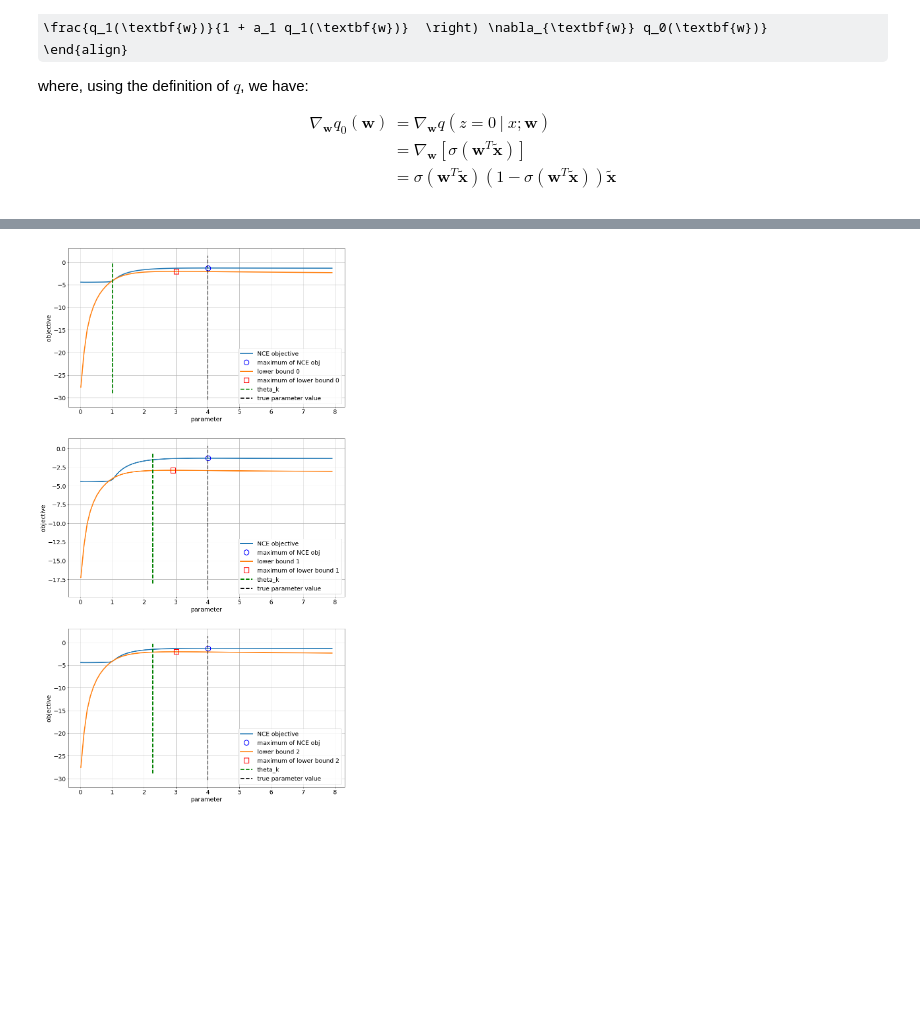
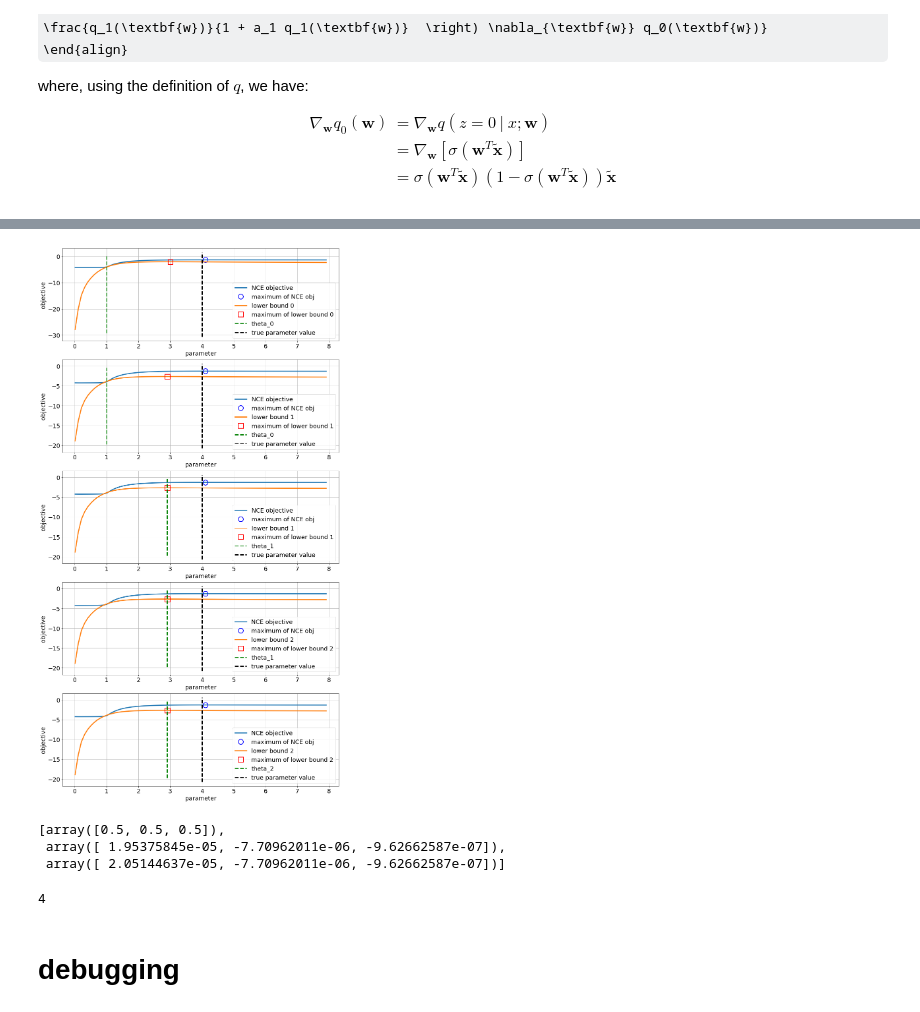
Before and after one commit to benrhodes26/VNCE, a Jupyter notebook: proposal/code/sanity-check-python.ipynb, the cells around one changed output, grey strips where cells are left out. Drawn from its saved outputs; the diff is of its cells as text; code cells hidden in the pictures; some formulas as TeX source; blank space fills up the shorter version.

Commit message:
debugging code

```diff
--- a/proposal/code/sanity-check-python.ipynb
+++ b/proposal/code/sanity-check-python.ipynb
@@ -325,9 +326,6 @@ Above, we (hopefully) generated successively better lower bounds to the NCE obje
 lower_bounds = [np.zeros(n_theta) for i in range(len(opt_thetas))]
 for i in range(len(lower_bounds)):
     alpha = opt_thetas[i]
-
-    q_0 = lambda u: q0(u, alpha)
-    q_1 = lambda u: 1 - q_0(u)
 
     # generate 'missing data' using variational q distribution
     zx = rnd.uniform(0, 1, n) < q1(x, alpha) # shape (n, n)
@@ -442,14 +439,13 @@ r1_var = lambda u, theta, w: phi1(u, theta)/( q1_var(u, w)*pn(u) + eps)
 def compute_J1_analytic(x, y, theta, w):
     '''Computes J1 by by analytically solving the expectations'''
     # first term
-    first_term = -np.mean(q0_var(x, w)* np.log(1 + (nu/(r0_var(x, theta, w) + eps)))
-                 + q1_var(x, w)* np.log(1 + (nu/(r1_var(x, theta, w) + eps))))
-
+    first_term = -np.mean( (q0_var(x, w)* np.log(1 + (nu/(r0_var(x, theta, w) + eps))))
+                 + (q1_var(x, w)* np.log(1 + (nu/(r1_var(x, theta, w) + eps)))) )
     # second term
     m = q0_var(y, w)*r0_var(y, theta, w) + q1_var(y, w)*r1_var(y, theta, w)
     second_term = - nu*np.mean(np.log(1 + (1/nu)*m))
 
-    return first_term + second_term
+    return first_term  + second_term
 # %%
 def compute_J1_grad_w(x, theta, w):
     '''Computes J1's grad w.r.t w, as specified in the equations above'''
@@ -562,0 +576,11 @@ Warning: Desired error not necessarily achieved due to precision loss.
+# %%
+switch_poins_cum = [sum(switch_points[:i+1]) for i in range(len(switch_points))]
+fig, axs = plt.subplots(1,1, figsize=(10,7))
+
+t = np.arange(len(J1s))
+axs.plot(t, J1s, c='k')
+for i in range(len(switch_points)):
+    if i % 2 == 0:
+        axs.plot(switch_poins_cum[i]*np.array([1,1]), plt.get(axs, 'ylim'), 'r--')
+    else:
+        axs.plot(switch_poins_cum[i]*np.array([1,1]), plt.get(axs, 'ylim'), 'b--')
@@ -570,36 +600,49 @@ opt_thetas, opt_ws
 # %%
-lower_bounds = [np.zeros(n_theta) for i in range(len(opt_thetas))]
-for i in range(len(lower_bounds)):
+lower_bounds = [np.zeros(n_theta) for i in range(int(num_em_steps/2)+1)]
+for i in range(int(num_em_steps/2)+1):
     w = opt_ws[i]
     for j in range(n_theta):
         # compute lower bound
         lower_bounds[i][j] = compute_J1_analytic(x, y, thetas[j], w)
 # %%
-fig, axs = plt.subplots(len(lower_bounds), 1, figsize=(15, 30))
+fig, axs = plt.subplots(num_em_steps+1, 1, figsize=(15, 30))
 axs = axs.ravel()
-for i in range(len(lower_bounds)):
 
+for i in range(num_em_steps+1):
     # plot NCE objective and its maximum
     axs[i].plot(thetas, J, label='NCE objective')
     axs[i].plot(thetas[index],J[index], marker='o', markersize=15, fillstyle='none',
          markeredgewidth=2, c='b', linestyle='none', label='maximum of NCE obj')
 
-    lb = lower_bounds[i]
-    axs[i].plot(thetas, lb, label='lower bound {}'.format(i))
+    lb = lower_bounds[int(np.ceil(i/2))]
+    axs[i].plot(thetas, lb, label='lower bound {}'.format(int(np.ceil(i/2))))
 
     lb_index = np.argmax(lb)
     # maximiser of lower bound
     axs[i].plot(thetas[lb_index], lb[lb_index], 'rs', markersize=15, fillstyle='none',
-             markeredgewidth=2, linestyle='none', label='maximum of lower bound {}'.format(i))
+             markeredgewidth=2, linestyle='none', label='maximum of lower bound {}'.format(int(np.ceil(i/2))))
 
     # current theta value
-    axs[i].plot(opt_thetas[i] * np.array([1,1]), plt.get(axs[i],'ylim'), 'g--', label='theta_k')
+    axs[i].plot(opt_thetas[int(i/2)] * np.array([1,1]),
+                plt.get(axs[i],'ylim'), 'g--', label='theta_{}'.format(int(i/2)))
     # true param value
     axs[i].plot(sigma0 * np.array([1,1]), plt.get(axs[i],'ylim'), 'k--', label='true parameter value')
 
     axs[i].set_xlabel('parameter')
     axs[i].set_ylabel('objective')
     axs[i].legend(loc='lower right', numpoints=1)
     axs[i].grid()
 # %% [output]
-[figure, old version]
+[figure, new version]
+# %%
+opt_ws
+# %% [output]
+[array([0.5, 0.5, 0.5]),
+ array([ 1.95375845e-05, -7.70962011e-06, -9.62662587e-07]),
+ array([ 2.05144637e-05, -7.70962011e-06, -9.62662587e-07])]
+# %%
+num_em_steps
+# %% [output]
+4
+# %% [markdown]
+# debugging
```
Also changed, not shown: parts of 24 cells of this notebook.
